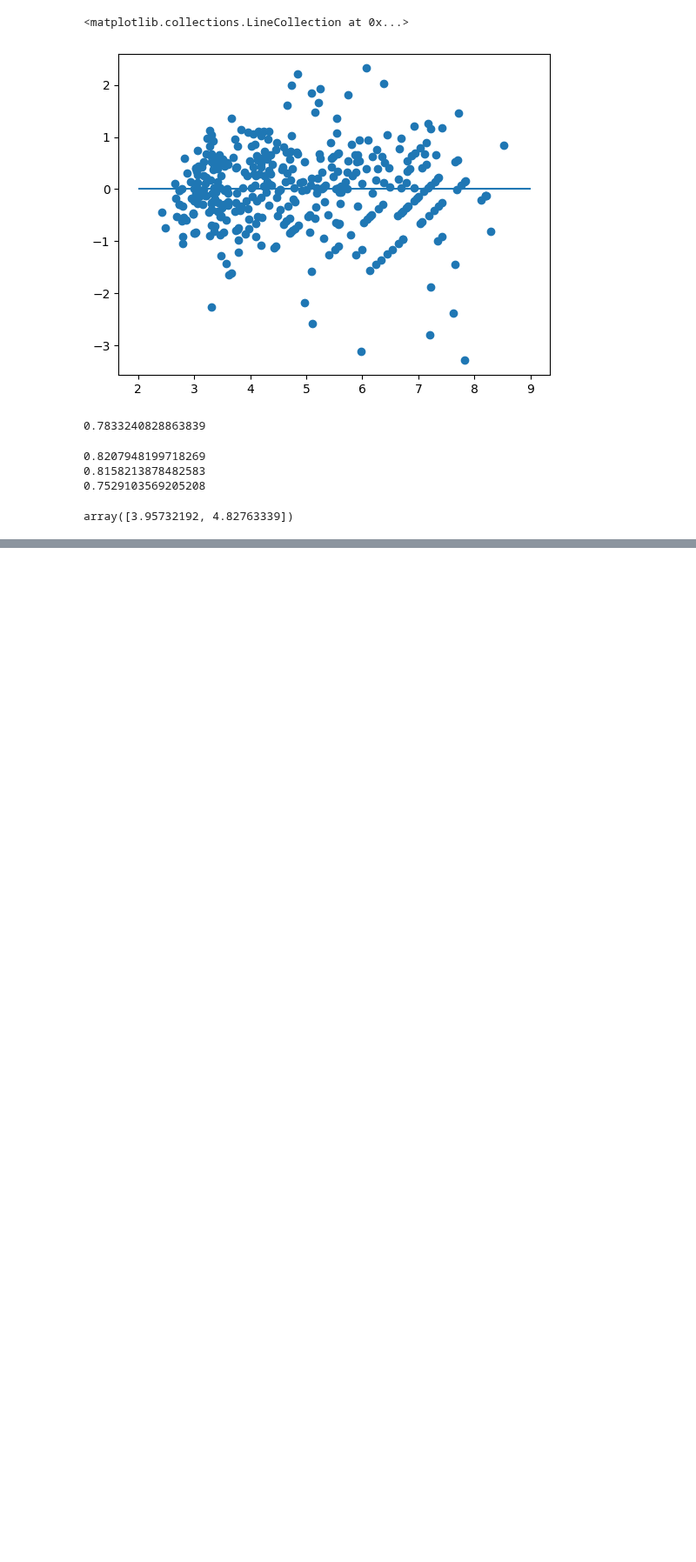
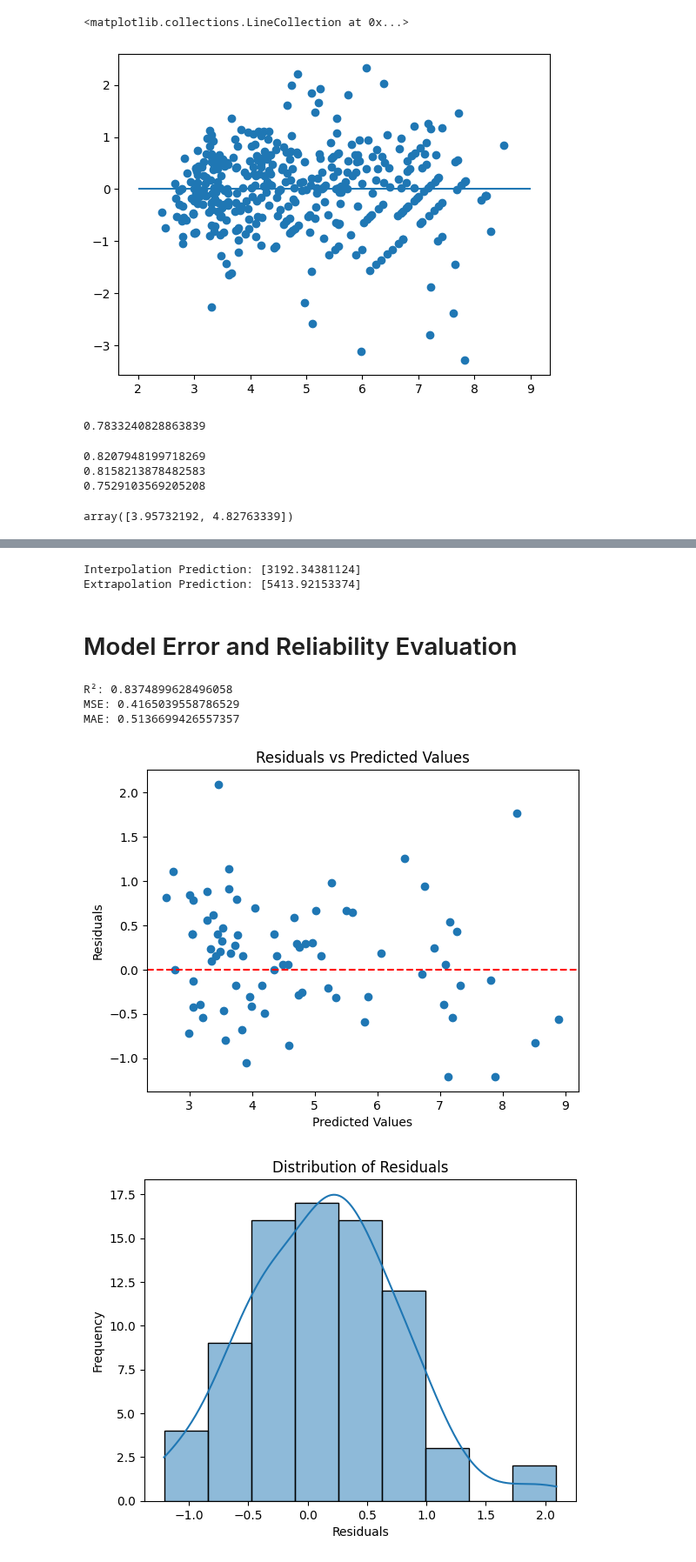
Before and after one commit to jemlau/PredictiveAnalyticsWithPython, a Jupyter notebook: Topic4/LinearRegression_for_AutoMPG_data_v2.ipynb, the cells around one changed output, grey strips where cells are left out. Shown at 87% size. Drawn from its saved outputs; the diff is of its cells as text; code cells hidden in the pictures; blank space fills up the shorter version.

```diff
--- a/Topic4/LinearRegression_for_AutoMPG_data_v2.ipynb
+++ b/Topic4/LinearRegression_for_AutoMPG_data_v2.ipynb
@@ -307,0 +332,53 @@ array([3.95732192, 4.82763339])
+# %%
+# Define new values for interpolation (within the training range)
+new_values_interpolation = pd.DataFrame([[3000, 200, 2.0]],
+                                        columns=['Weight1000lb', 'Horsepower100', 'Displacement100ci'])
+interp_prediction = model.predict(new_values_interpolation)
+print("Interpolation Prediction:", interp_prediction)
+
+# Define new values for extrapolation (outside the training range)
+new_values_extrapolation = pd.DataFrame([[5000, 400, 5.0]],
+                                        columns=['Weight1000lb', 'Horsepower100', 'Displacement100ci'])
+extrap_prediction = model.predict(new_values_extrapolation)
+print("Extrapolation Prediction:", extrap_prediction)
+# %% [output]
+Interpolation Prediction: [3192.34381124]
+Extrapolation Prediction: [5413.92153374]
+# %% [markdown]
+# Model Error and Reliability Evaluation
+# %%
+from sklearn.metrics import r2_score, mean_squared_error, mean_absolute_error
+
+# Make predictions using the test data
+y_pred = model.predict(X_test)
+
+# Calculate performance metrics
+print("R²:", r2_score(y_test, y_pred))  # R-squared (goodness of fit)
+print("MSE:", mean_squared_error(y_test, y_pred))  # Mean Squared Error
+print("MAE:", mean_absolute_error(y_test, y_pred))  # Mean Absolute Error
+
+# Visualize the residuals (errors)
+residuals = y_test - y_pred
+
+# Plot Residuals vs Predicted Values
+plt.scatter(y_pred, residuals)
+plt.axhline(y=0, color='r', linestyle='--')
+plt.xlabel('Predicted Values')
+plt.ylabel('Residuals')
+plt.title('Residuals vs Predicted Values')
+plt.show()
+
+# Plot distribution of residuals
+import seaborn as sns
+
+sns.histplot(residuals, kde=True)
+plt.title('Distribution of Residuals')
+plt.xlabel('Residuals')
+plt.ylabel('Frequency')
+plt.show()
+# %% [output]
+R²: 0.8374899628496058
+MSE: 0.4165039558786529
+MAE: 0.5136699426557357
+[figure, added]
+[figure, added]
```
Also changed, not shown: parts of 4 cells of this notebook.
